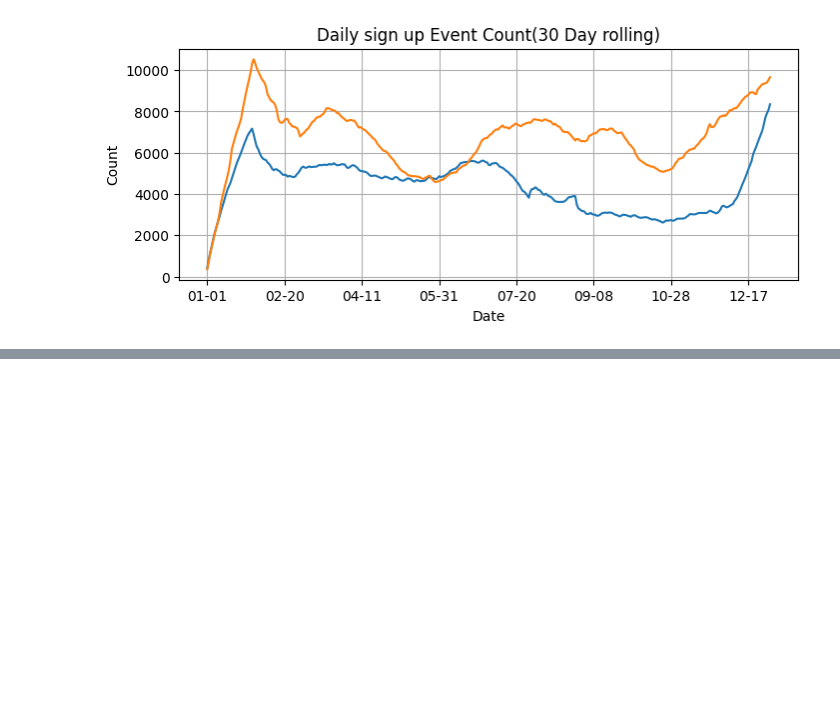
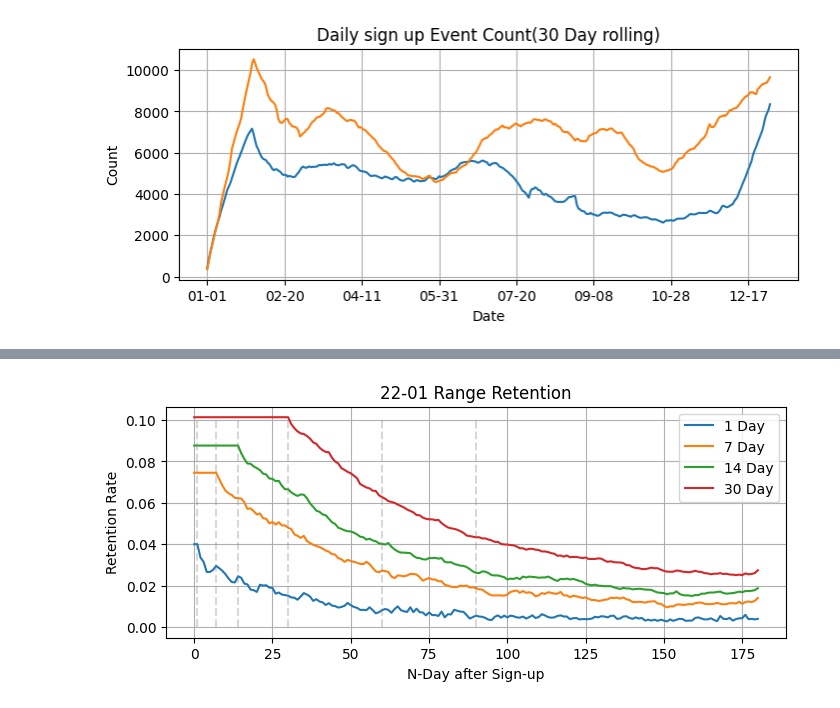
Before and after one commit to saeraniren/intermediate_project, a Jupyter notebook: USB_main_with_encoding.ipynb, the cells around one changed output, grey strips where cells are left out. Cells and saved outputs as stored; diff of their text form; code cells hidden in the pictures; blank space fills up the shorter version.

```diff
--- a/USB_main_with_encoding.ipynb
+++ b/USB_main_with_encoding.ipynb
@@ -2480,0 +2480,17 @@ for i in range(2):
+# %%
+## base values
+
+# set retention_range
+retention_range = 120
+
+# set base_df
+base_df = pd.concat([com_df_22[com_df_22['event_type'] == 14], com_df_23[com_df_23['event_type'] == 14]])
+base_df = base_df[['user_id', 'client_event_time']]
+
+# set base_user
+base_user = pd.concat([com_df_22[com_df_22['event_type'] == 3], com_df_23[com_df_23['event_type'] == 3]])
+base_user = base_user[['user_id', 'client_event_time']]
+base_user = base_user.rename(columns={'client_event_time' : 'sign_up_time'})
+# %%
+user_date_range = pd.date_range('2021-12-31', '2023-12-31', freq='M').floor("D")
+print(user_date_range)
@@ -2480,0 +2583,78 @@ for i in range(2):
+# %%
+retention_index_df = pd.DataFrame(columns=['group_name', 'month2', 'month3'])
+
+for start, end in zip(user_date_range[:-1], user_date_range[1:]):
+    mask = (user['sign_up_time'] >= start) & (user['sign_up_time'] < end)
+    target_name = end.strftime('%y-%m')
+
+    result = get_retention(base_df, base_user, target_name, retention_range, mask)
+
+    # # get max_timeline
+    # max_timeline = MAX_DATE - pd.Timedelta(retention_range, unit='D')
+    # # filtering
+    # user = base_user[base_user['sign_up_time'] < max_timeline]
+    # user = user[(user['sign_up_time'] >= start) & (user['sign_up_time'] < end)]
+
+    # # exeption handling
+    # if user.empty:
+    #     continue
+
+    # # set max_nunique
+    # max_nunique = user['user_id'].nunique()
+
+    # # get df
+    # result = pd.merge(base_df, user, on='user_id', how='inner')
+    # result['active_day'] = (result['client_event_time'] - result['sign_up_time']).dt.days
+    # result = result.drop('client_event_time', axis=1)
+    # result = result.drop_duplicates(['user_id', 'active_day'])
+
+    # # set the max_active_day
+    # max_active_day = result['active_day'].max()
+    # if max_active_day > retention_range:
+    #     max_active_day = retention_range
+
+    # # set retentions
+    # retentions = []
+
+    # for window_size in [1, 7, 14, 30]:
+    #     retention = pd.DataFrame(columns=['active_day', 'nunique'])
+
+    #     temp_init_df = pd.DataFrame([[max, 0] for max in range(window_size)], columns=['active_day', 'nunique'])
+
+    #     retention = pd.concat([retention, temp_init_df])
+
+    #     for min in range(max_active_day - window_size + 1):
+    #         max = min + window_size
+    #         mask = (result['active_day'] >= min) & (result['active_day'] < max)
+    #         temp = result.loc[mask, 'user_id'].nunique()
+    #         retention = pd.concat([retention, pd.DataFrame([[max, temp]], columns=['active_day', 'nunique'])])
+
+    #     retention['nunique'] = retention['nunique'] / max_nunique
+    #     retention.loc[retention['active_day'] < window_size, 'nunique'] = retention['nunique'].max()
+    #     retention.set_index('active_day', inplace=True)
+
+    #     retentions.append(retention)
+
+    # # add plotting
+    # for i, window_size in enumerate([1, 7, 14, 30]):
+    #     retentions[i]['nunique'].plot(figsize=(8, 3), label=f'{window_size} Day', title=f'{end.strftime('%y-%m')} Range Retention', xlabel='N-Day after Sign-up', ylabel='Retention Rate', grid=True)
+
+    # # set display
+    # plt.legend()
+    # plt.vlines(1, 0, 0.1, color='gray', alpha=0.3, linestyles='dashed')
+    # plt.vlines(7, 0, 0.1, color='gray', alpha=0.3, linestyles='dashed')
+    # plt.vlines(14, 0, 0.1, color='gray', alpha=0.3, linestyles='dashed')
+    # plt.vlines(30, 0, 0.1, color='gray', alpha=0.3, linestyles='dashed')
+    # plt.vlines(60, 0, 0.1, color='gray', alpha=0.3, linestyles='dashed')
+    # plt.vlines(90, 0, 0.1, color='gray', alpha=0.3, linestyles='dashed')
+
+    retention_index_df = \
+        pd.concat([retention_index_df, result])
+
+    # # display
+    # plt.show()
+
+retention_index_df.reset_index(drop=True, inplace=True)
+retention_index_df
+# %% [output]
+[figure, added]
```
Also changed, not shown: parts of 14 cells of this notebook.
